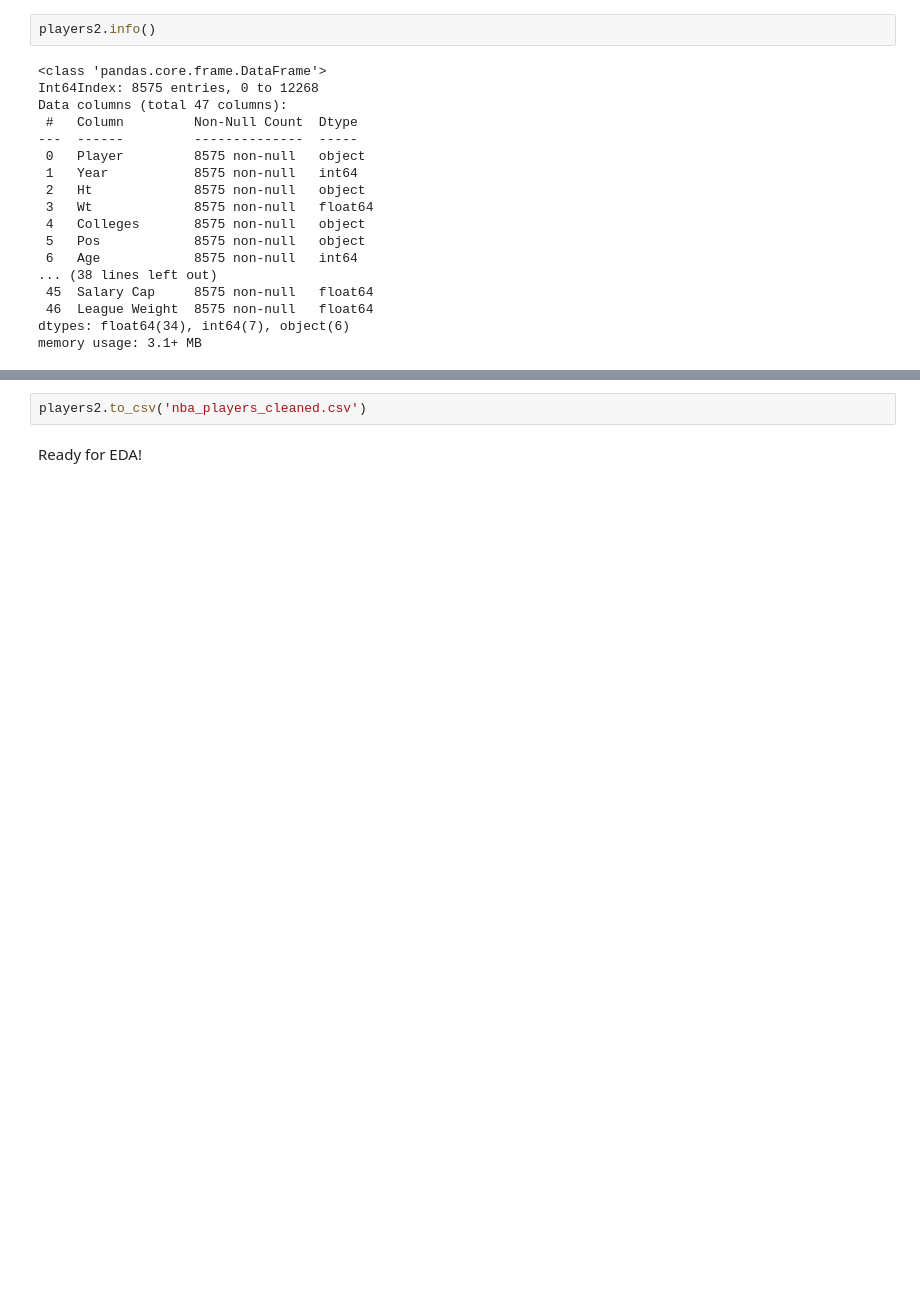
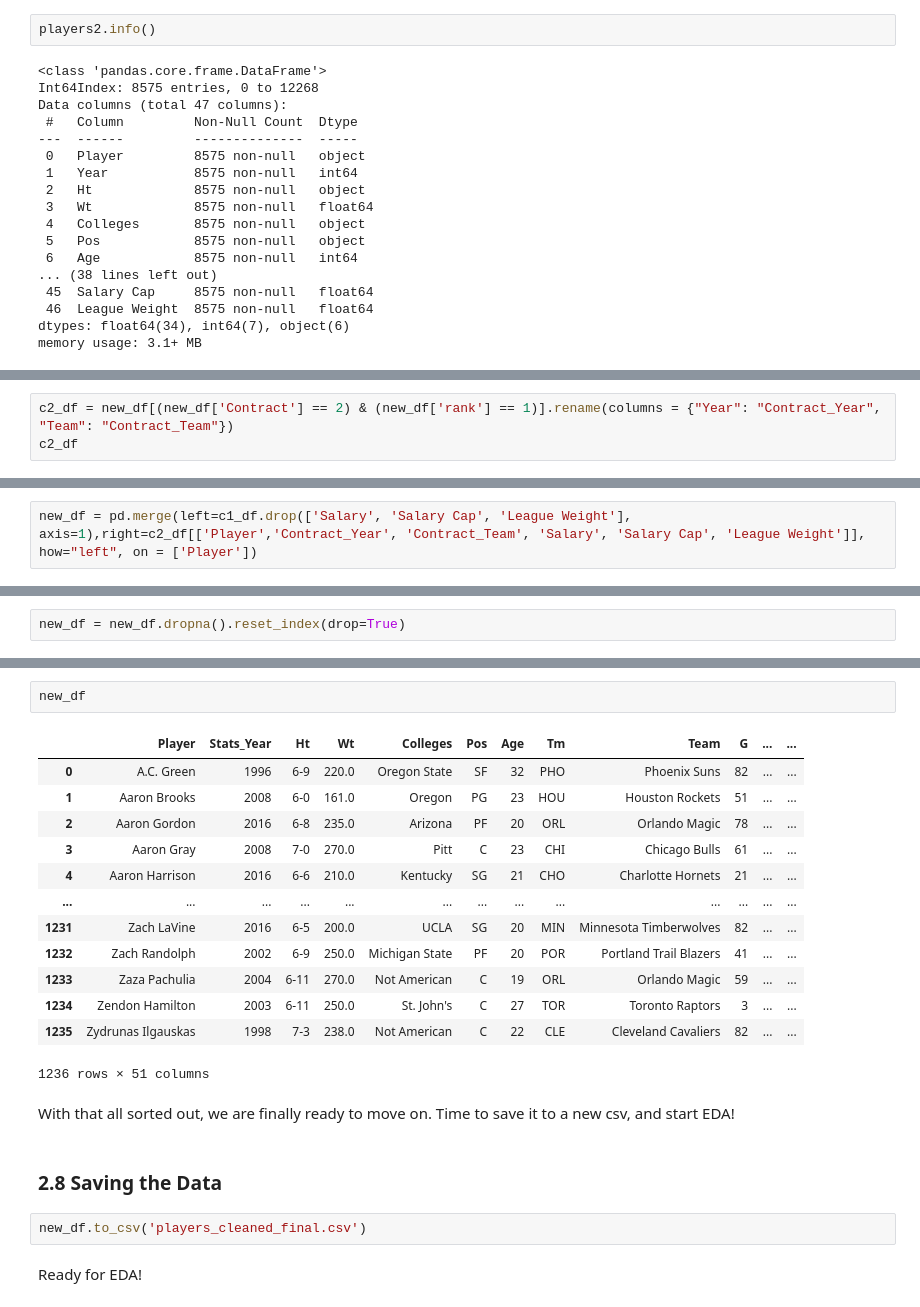
Before and after one commit to micahmatsuda021/NBA-Salary-Capstone, a Jupyter notebook: 02 Data Wrangling.ipynb, the cells around one changed output, grey strips where cells are left out. Cells and saved outputs as stored; diff of their text form; blank space fills up the shorter version.

```diff
--- a/02 Data Wrangling.ipynb
+++ b/02 Data Wrangling.ipynb
@@ -261,0 +352,3 @@ Everything looks good, so now by saving the dataset, we can perform on it in fut
+# %%
+c2_df = new_df[(new_df['Contract'] == 2) & (new_df['rank'] == 1)].rename(columns = {"Year": "Contract_Year", "Team": "Contract_Team"})
+c2_df
@@ -261,0 +369,2 @@ Everything looks good, so now by saving the dataset, we can perform on it in fut
+# %%
+new_df = pd.merge(left=c1_df.drop(['Salary', 'Salary Cap', 'League Weight'], axis=1),right=c2_df[['Player','Contract_Year', 'Contract_Team', 'Salary', 'Salary Cap', 'League Weight']], how="left", on = ['Player'])
@@ -261,0 +388,2 @@ Everything looks good, so now by saving the dataset, we can perform on it in fut
+# %%
+new_df = new_df.dropna().reset_index(drop=True)
@@ -262,4 +410,24 @@ Everything looks good, so now by saving the dataset, we can perform on it in fut
+# %%
+new_df
+# %% [output]
+|  | Player | Stats_Year | Ht | Wt | Colleges | Pos | Age | Tm | Team | G | ... | ... |
+| 0 | A.C. Green | 1996 | 6-9 | 220.0 | Oregon State | SF | 32 | PHO | Phoenix Suns | 82 | ... | ... |
+| 1 | Aaron Brooks | 2008 | 6-0 | 161.0 | Oregon | PG | 23 | HOU | Houston Rockets | 51 | ... | ... |
+| 2 | Aaron Gordon | 2016 | 6-8 | 235.0 | Arizona | PF | 20 | ORL | Orlando Magic | 78 | ... | ... |
+| 3 | Aaron Gray | 2008 | 7-0 | 270.0 | Pitt | C | 23 | CHI | Chicago Bulls | 61 | ... | ... |
+| 4 | Aaron Harrison | 2016 | 6-6 | 210.0 | Kentucky | SG | 21 | CHO | Charlotte Hornets | 21 | ... | ... |
+| ... | ... | ... | ... | ... | ... | ... | ... | ... | ... | ... | ... | ... |
+| 1231 | Zach LaVine | 2016 | 6-5 | 200.0 | UCLA | SG | 20 | MIN | Minnesota Timberwolves | 82 | ... | ... |
+| 1232 | Zach Randolph | 2002 | 6-9 | 250.0 | Michigan State | PF | 20 | POR | Portland Trail Blazers | 41 | ... | ... |
+| 1233 | Zaza Pachulia | 2004 | 6-11 | 270.0 | Not American | C | 19 | ORL | Orlando Magic | 59 | ... | ... |
+| 1234 | Zendon Hamilton | 2003 | 6-11 | 250.0 | St. John's | C | 27 | TOR | Toronto Raptors | 3 | ... | ... |
+| 1235 | Zydrunas Ilgauskas | 1998 | 7-3 | 238.0 | Not American | C | 22 | CLE | Cleveland Cavaliers | 82 | ... | ... |
+1236 rows × 51 columns
+# %% [markdown]
+With that all sorted out, we are finally ready to move on. Time to save it to a new csv, and start EDA!
+# %% [markdown]
+### 2.8 Saving the Data
 # %%
-players2.to_csv('nba_players_cleaned.csv')
+new_df.to_csv('players_cleaned_final.csv')
 # %% [markdown]
 Ready for EDA!
```
Also changed, not shown: parts of 13 cells of this notebook, 1 other file.
